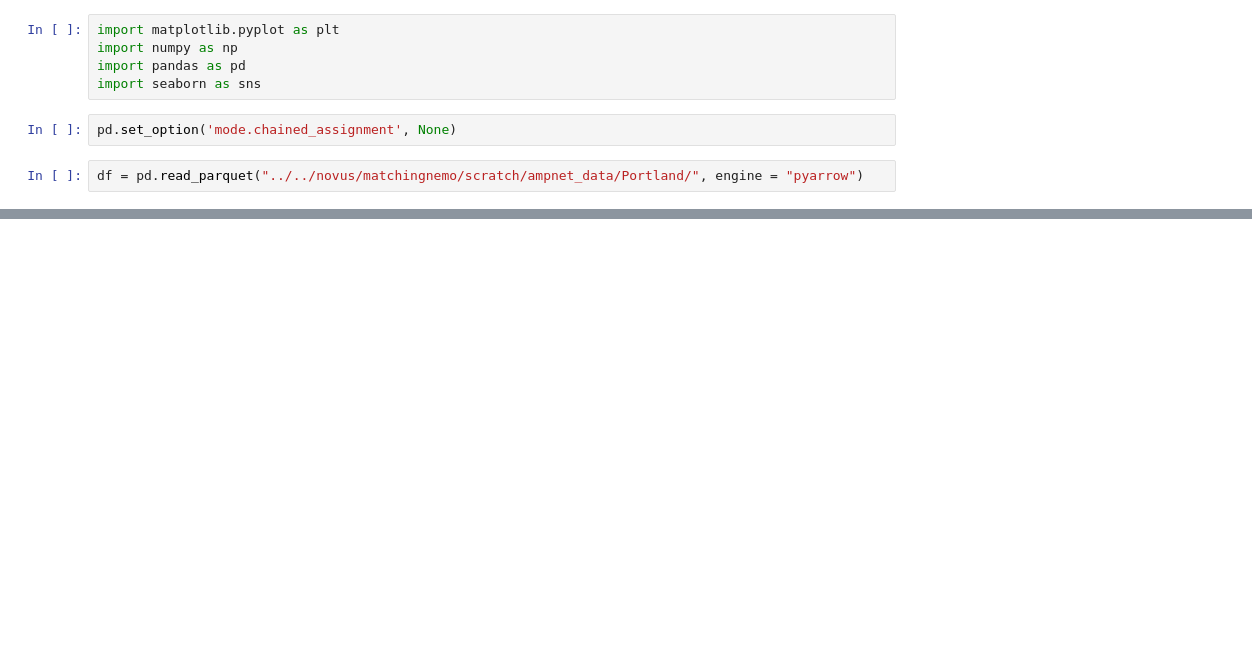
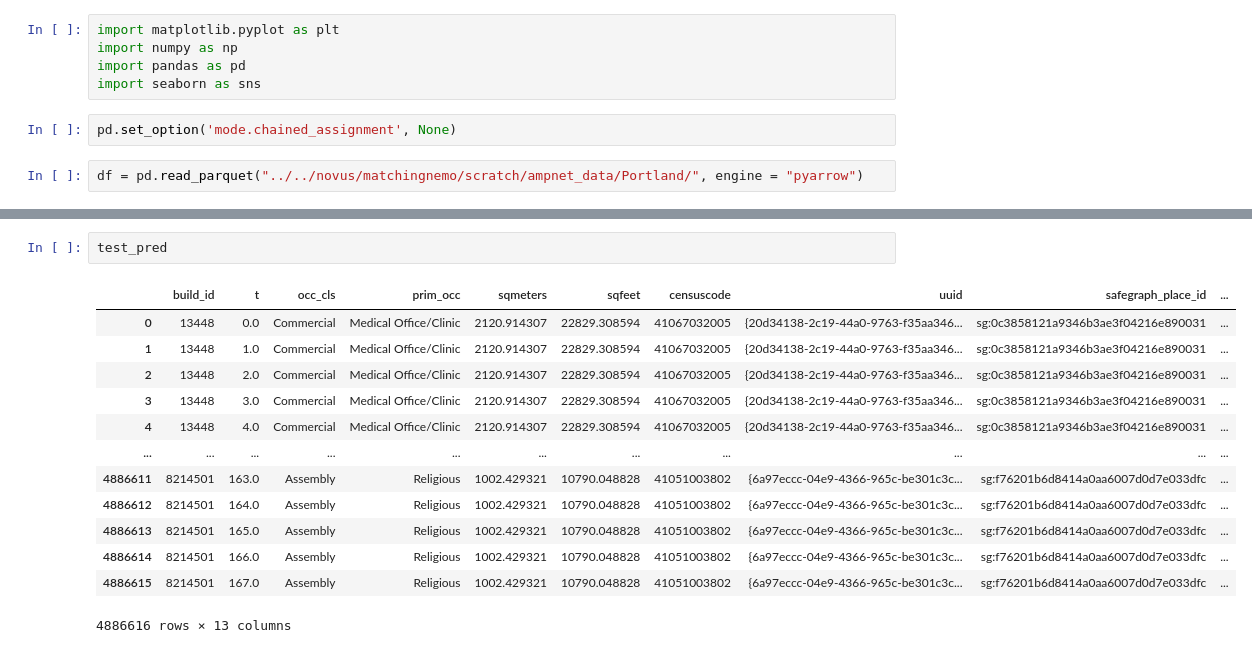
Before and after one commit to BenjaminDalziel/ampnet, a Jupyter notebook: code/marginal.ipynb, the cells around one changed output, grey strips where cells are left out. Cells and saved outputs as stored; diff of their text form; blank space fills up the shorter version.

```diff
--- a/code/marginal.ipynb
+++ b/code/marginal.ipynb
@@ -74,0 +106,16 @@ dat[dat.duplicated(['build_id', 't'], keep=False)]
+# %%
+test_pred
+# %% [output]
+|  | build_id | t | occ_cls | prim_occ | sqmeters | sqfeet | censuscode | uuid | safegraph_place_id | ... |
+| 0 | 13448 | 0.0 | Commercial | Medical Office/Clinic | 2120.914307 | 22829.308594 | 41067032005 | {20d34138-2c19-44a0-9763-f35aa346... | sg:0c3858121a9346b3ae3f04216e890031 | ... |
+| 1 | 13448 | 1.0 | Commercial | Medical Office/Clinic | 2120.914307 | 22829.308594 | 41067032005 | {20d34138-2c19-44a0-9763-f35aa346... | sg:0c3858121a9346b3ae3f04216e890031 | ... |
+| 2 | 13448 | 2.0 | Commercial | Medical Office/Clinic | 2120.914307 | 22829.308594 | 41067032005 | {20d34138-2c19-44a0-9763-f35aa346... | sg:0c3858121a9346b3ae3f04216e890031 | ... |
+| 3 | 13448 | 3.0 | Commercial | Medical Office/Clinic | 2120.914307 | 22829.308594 | 41067032005 | {20d34138-2c19-44a0-9763-f35aa346... | sg:0c3858121a9346b3ae3f04216e890031 | ... |
+| 4 | 13448 | 4.0 | Commercial | Medical Office/Clinic | 2120.914307 | 22829.308594 | 41067032005 | {20d34138-2c19-44a0-9763-f35aa346... | sg:0c3858121a9346b3ae3f04216e890031 | ... |
+| ... | ... | ... | ... | ... | ... | ... | ... | ... | ... | ... |
+| 4886611 | 8214501 | 163.0 | Assembly | Religious | 1002.429321 | 10790.048828 | 41051003802 | {6a97eccc-04e9-4366-965c-be301c3c... | sg:f76201b6d8414a0aa6007d0d7e033dfc | ... |
+| 4886612 | 8214501 | 164.0 | Assembly | Religious | 1002.429321 | 10790.048828 | 41051003802 | {6a97eccc-04e9-4366-965c-be301c3c... | sg:f76201b6d8414a0aa6007d0d7e033dfc | ... |
+| 4886613 | 8214501 | 165.0 | Assembly | Religious | 1002.429321 | 10790.048828 | 41051003802 | {6a97eccc-04e9-4366-965c-be301c3c... | sg:f76201b6d8414a0aa6007d0d7e033dfc | ... |
+| 4886614 | 8214501 | 166.0 | Assembly | Religious | 1002.429321 | 10790.048828 | 41051003802 | {6a97eccc-04e9-4366-965c-be301c3c... | sg:f76201b6d8414a0aa6007d0d7e033dfc | ... |
+| 4886615 | 8214501 | 167.0 | Assembly | Religious | 1002.429321 | 10790.048828 | 41051003802 | {6a97eccc-04e9-4366-965c-be301c3c... | sg:f76201b6d8414a0aa6007d0d7e033dfc | ... |
+4886616 rows × 13 columns
```
Also changed, not shown: parts of 15 cells of this notebook, 1 other file.
